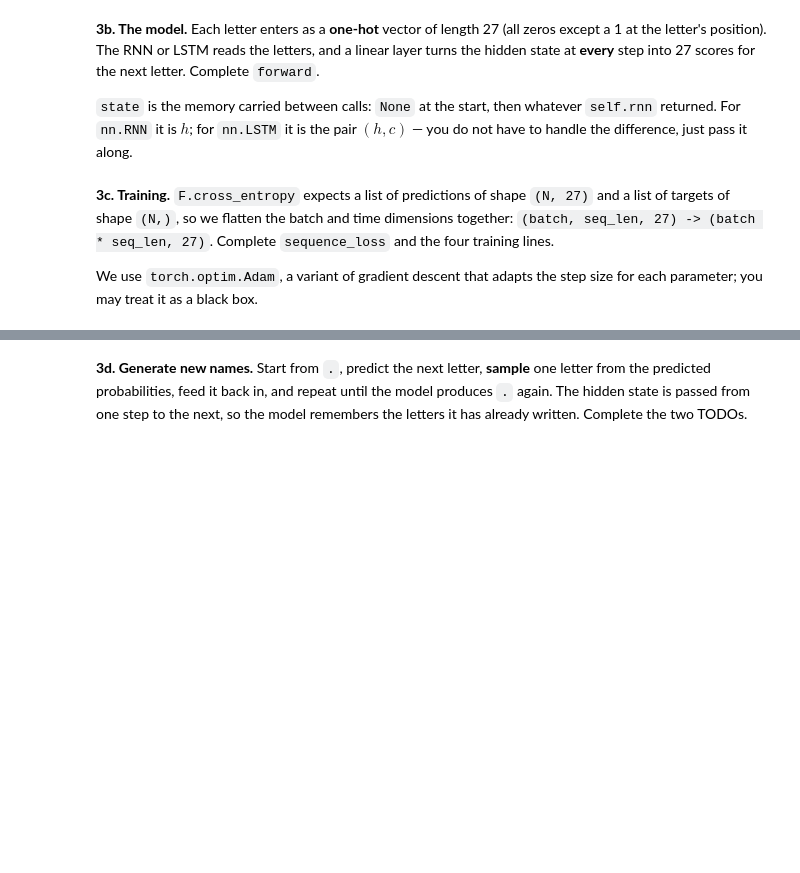
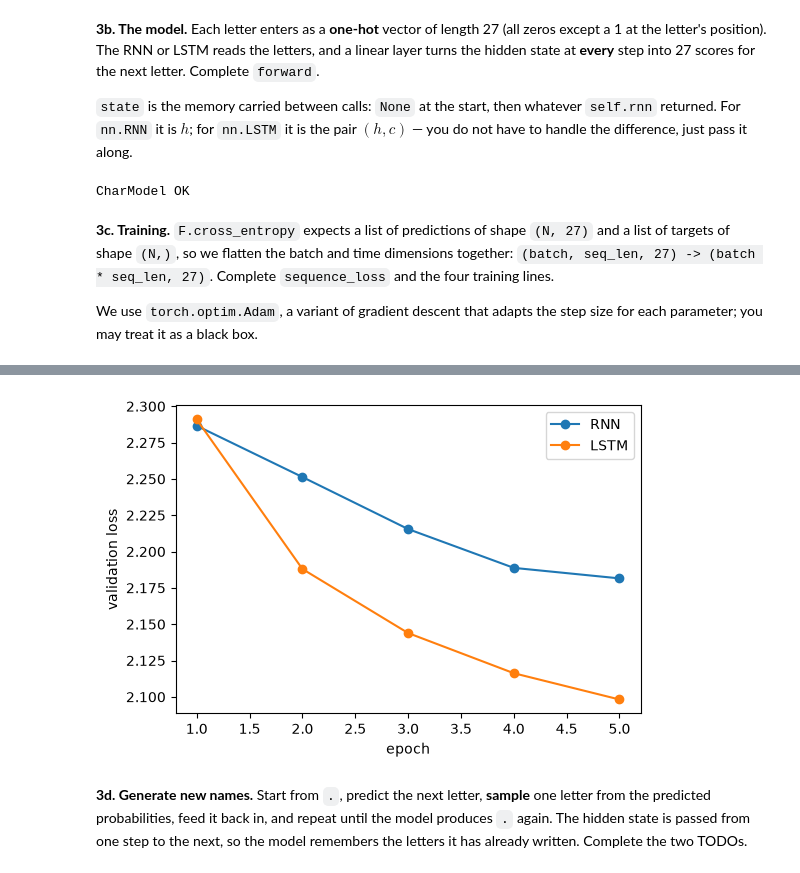
Before and after one commit to nursoulqxw/DL-Fall-26, a Jupyter notebook: week11/CSCI1409_Week10_Homework.ipynb, the cells around one changed output, grey strips where cells are left out. Saved outputs shown, nothing was run; the diff lists cells and outputs as text; code cells hidden in the pictures; blank space fills up the shorter version.

```diff
--- a/week11/CSCI1409_Week10_Homework.ipynb
+++ b/week11/CSCI1409_Week10_Homework.ipynb
@@ -273,11 +306,11 @@ def make_chunks(names, T):
     ids = torch.tensor([stoi[ch] for ch in text])
     n = (len(ids) - 1) // T
     x = ids[:n * T].view(n, T)
-    y = None                                     # TODO: the same as x, but shifted one character to the left
+    y = ids[1:n * T + 1].view(n, T)                                     # TODO: the same as x, but shifted one character to the left
     return x, y
 
 # TODO: your hand answer for the second chunk
-hand_x1, hand_y1 = ".....", "....."
+hand_x1, hand_y1 = ".oliv", "olivi"
 x_small, y_small = make_chunks(["emma", "olivia"], 5)
 print("first chunk: ", decode(x_small[0]), "->", decode(y_small[0]))
 assert decode(x_small[1]) == hand_x1 and decode(y_small[1]) == hand_y1
@@ -303,8 +340,16 @@ class CharModel(nn.Module):
     def forward(self, ids, state=None):
         # ids: (batch, seq_len) letter numbers
         # TODO 1: one-hot encode ids -> (batch, seq_len, 27) floats  (hint: F.one_hot(...).float())
+
+        x = F.one_hot(ids, num_classes=V).float() # one-hot encode the input ids to get a tensor of shape (batch, seq_len, 27)
+
         # TODO 2: run self.rnn on it, starting from state -> output, state
+
+        output, state = self.rnn(x, state) # here output is the hidden states for all time steps, and state is the final hidden state (and cell state for LSTM)
+
         # TODO 3: scores for the next letter at every step: self.fc(output) -> (batch, seq_len, 27)
+
+        logits = self.fc(output) # so logits just the output of the linear layer applied to the RNN outputs
         return logits, state
 
 for cell, expected in [("rnn", rnn_params_by_hand), ("lstm", lstm_params_by_hand)]:
@@ -313,6 +358,8 @@ for cell, expected in [("rnn", rnn_params_by_hand), ("lstm", lstm_params_by_hand
     assert logits.shape == (4, T, V)
     assert sum(p.numel() for p in m.parameters()) == expected + 128 * V + V, "should be Task 1c + the Linear layer"
 print("CharModel OK")
+# %% [output]
+CharModel OK
 # %% [markdown]
 **3c. Training.** `F.cross_entropy` expects a list of predictions of shape `(N, 27)` and a list of targets of shape `(N,)`, so we flatten the batch and time dimensions together: `(batch, seq_len, 27) -> (batch * seq_len, 27)`. Complete `sequence_loss` and the four training lines.
 
@@ -320,7 +367,7 @@ We use `torch.optim.Adam`, a variant of gradient descent that adapts the step si
 # %%
 def sequence_loss(model, x, y):
     logits, _ = model(x)
-    return None   # TODO: cross-entropy over all positions (reshape logits to (-1, V) and y to (-1))
+    return F.cross_entropy(logits.reshape(-1, V), y.reshape(-1) )   # TODO: cross-entropy over all positions (reshape logits to (-1, V) and y to (-1))
 
 def train(model, epochs=5, lr=0.005, batch_size=64):
     optimizer = torch.optim.Adam(model.parameters(), lr=lr)
@@ -331,6 +378,10 @@ def train(model, epochs=5, lr=0.005, batch_size=64):
         for start in range(0, len(x_train), batch_size):
             idx = perm[start:start + batch_size]
             # TODO: loss on (x_train[idx], y_train[idx]), then zero_grad, backward, step
+            loss = sequence_loss(model, x_train[idx], y_train[idx])
+            optimizer.zero_grad()
+            loss.backward()
+            optimizer.step()
         model.eval()
         with torch.no_grad():
             history.append(sequence_loss(model, x_val, y_val).item())
@@ -352,3 +403,4 @@ for cell, hist in histories.items():
     plt.plot(range(1, len(hist) + 1), hist, "o-", label=cell.upper())
 plt.xlabel("epoch"); plt.ylabel("validation loss"); plt.legend(); plt.show()
 assert histories["lstm"][-1] < 2.25, "the LSTM should reach a validation loss below 2.25; check your training loop"
+# %% [output]
@@ -355,3 +421,4 @@ assert histories["lstm"][-1] < 2.25, "the LSTM should reach a validation loss be
+[figure, added]
 # %% [markdown]
 **3d. Generate new names.** Start from `.`, predict the next letter, **sample** one letter from the predicted probabilities, feed it back in, and repeat until the model produces `.` again. The hidden state is passed from one step to the next, so the model remembers the letters it has already written. Complete the two TODOs.
 # %%
```
Also changed, not shown: parts of 9 cells of this notebook.
